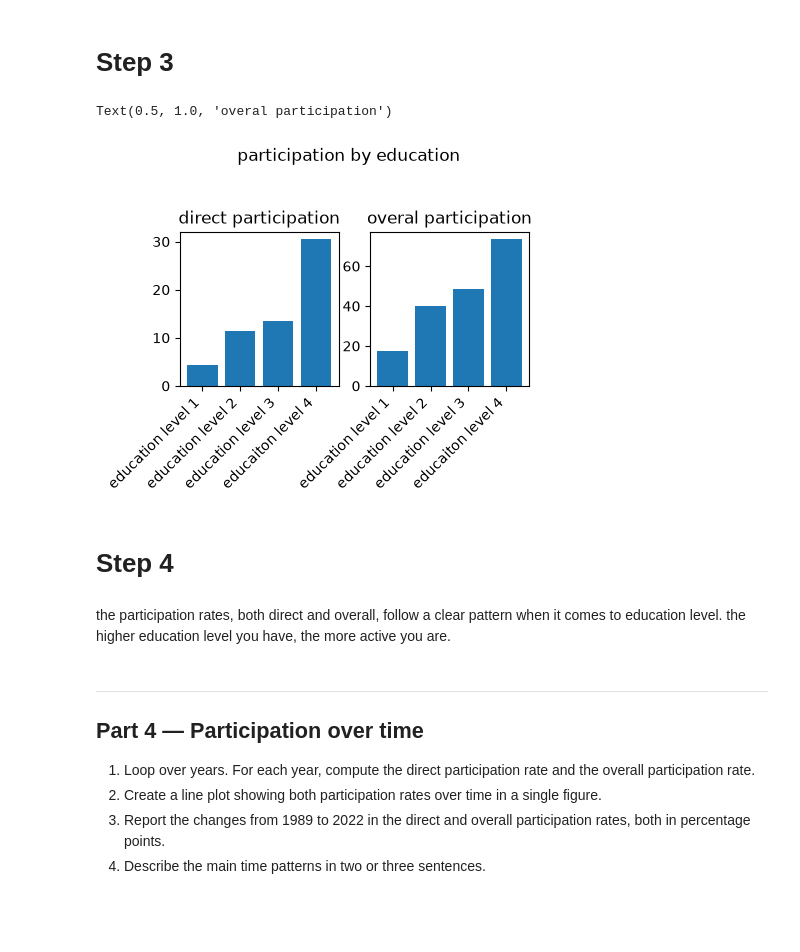
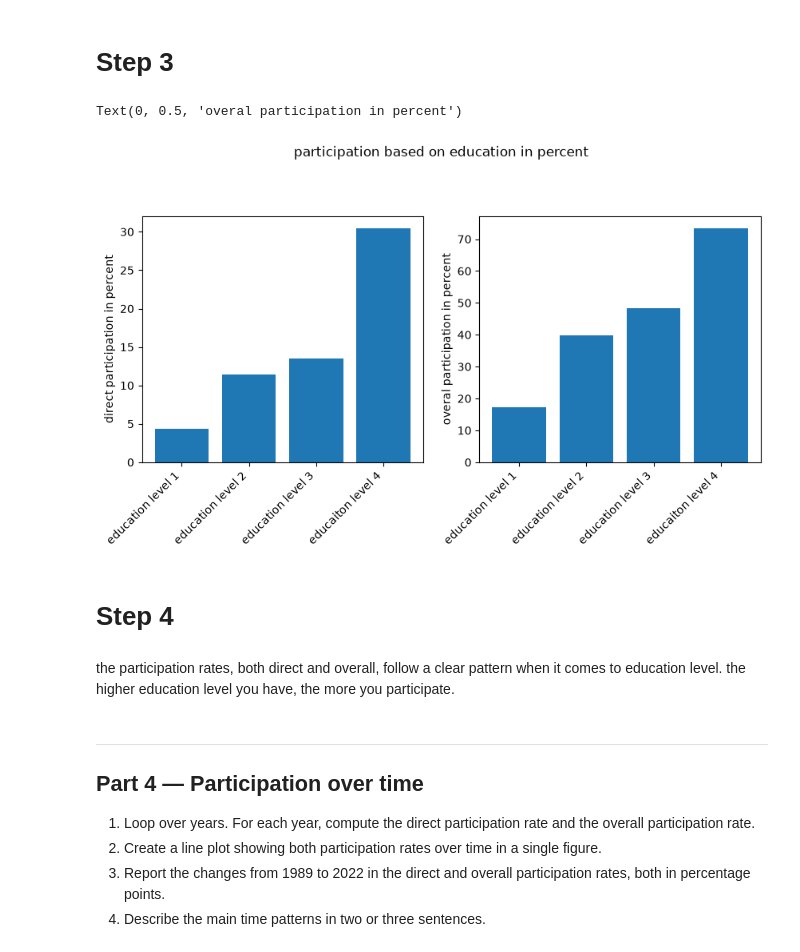
Before and after one commit to lirikardsen-jpg/TECH2-H26-assingment3, a Jupyter notebook: assignment3.ipynb, the cells around one changed output. Drawn from its saved outputs; the diff is of its cells as text; code cells hidden in the pictures; blank space fills up the shorter version.

```diff
--- a/assignment3.ipynb
+++ b/assignment3.ipynb
@@ -289,32 +285,32 @@ for educ_level in [1,2,3,4]:
 # Step 3
 # %%
 # creating the figure
-fig, axes = plt.subplots(1,2,figsize=(4.5,2))
+fig, axes = plt.subplots(1,2,figsize=(10,4))
 
 labels = ['education level 1', 'education level 2', 'education level 3','educaiton level 4']
 
 #give my values to a variable i can use when plotting my bar chart
 values1 = direct_rates
 values2 = overall_rates
 
 #plots the bar chart
-axes[0].bar(labels,values1, label = 'participation rate')
-axes[1].bar(labels,values2, label = 'participation rate')
+axes[0].bar(labels,values1 )
+axes[1].bar(labels,values2 )
 
 axes[0].set_xticklabels(labels, rotation=45, ha = 'right')
 axes[1].set_xticklabels(labels, rotation=45, ha = 'right')
 
 #put on title, and move the suptitle higher up
-fig.suptitle("participation by education", y =1.3)
-axes[0].set_title("direct participation")
-axes[1].set_title("overal participation")
+fig.suptitle("participation based on education in percent", y =1.1)
+axes[0].set_ylabel("direct participation in percent" )
+axes[1].set_ylabel("overal participation in percent")
 # %% [output]
-Text(0.5, 1.0, 'overal participation')
+Text(0, 0.5, 'overal participation in percent')
-[figure, old version]
+[figure, new version]
 # %% [markdown]
 # Step 4
 # %% [markdown]
-the participation rates, both direct and overall, follow a clear pattern when it comes to education level. the higher education level you have, the more active you are.
+the participation rates, both direct and overall, follow a clear pattern when it comes to education level. the higher education level you have, the more you participate.
 # %% [markdown]
 ***
 ## Part 4 — Participation over time
```
Also changed, not shown: parts of 4 cells of this notebook.
